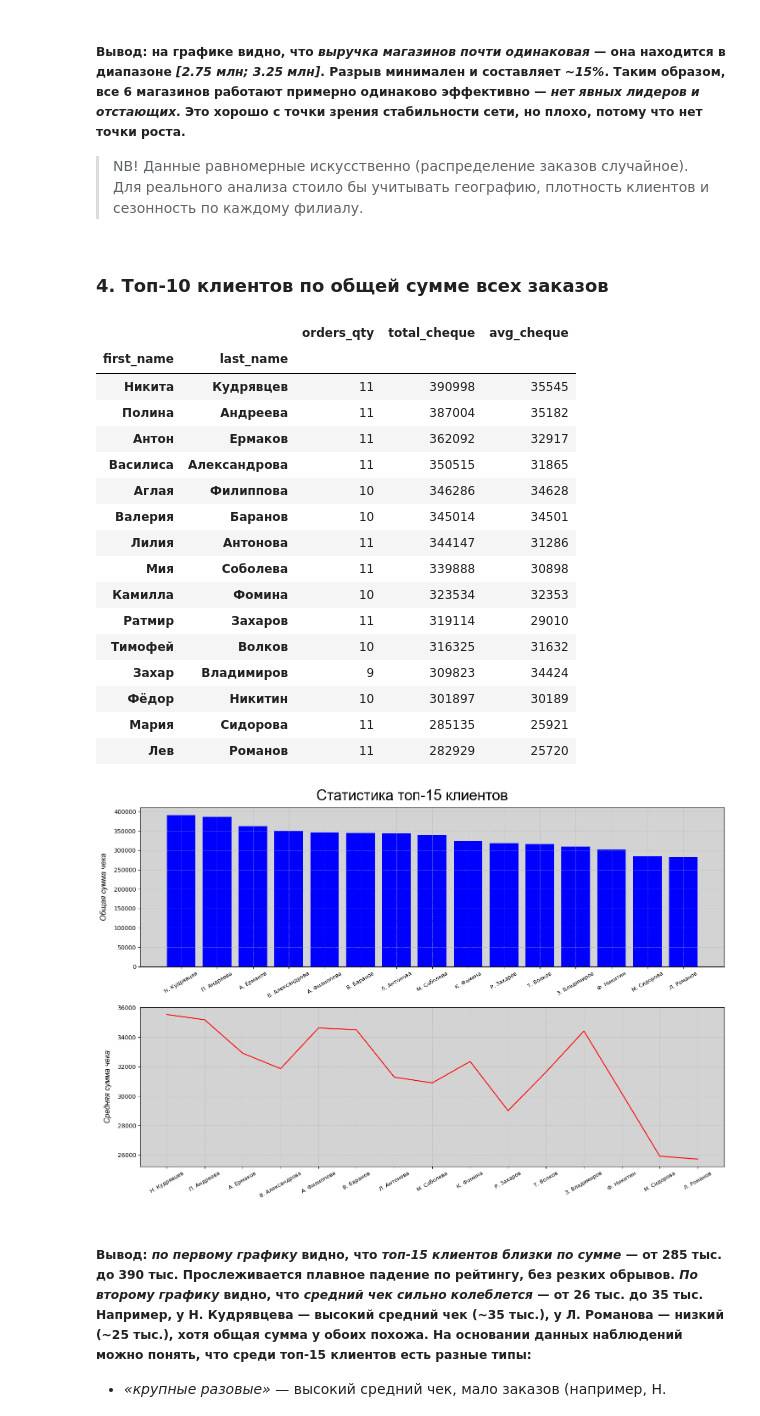
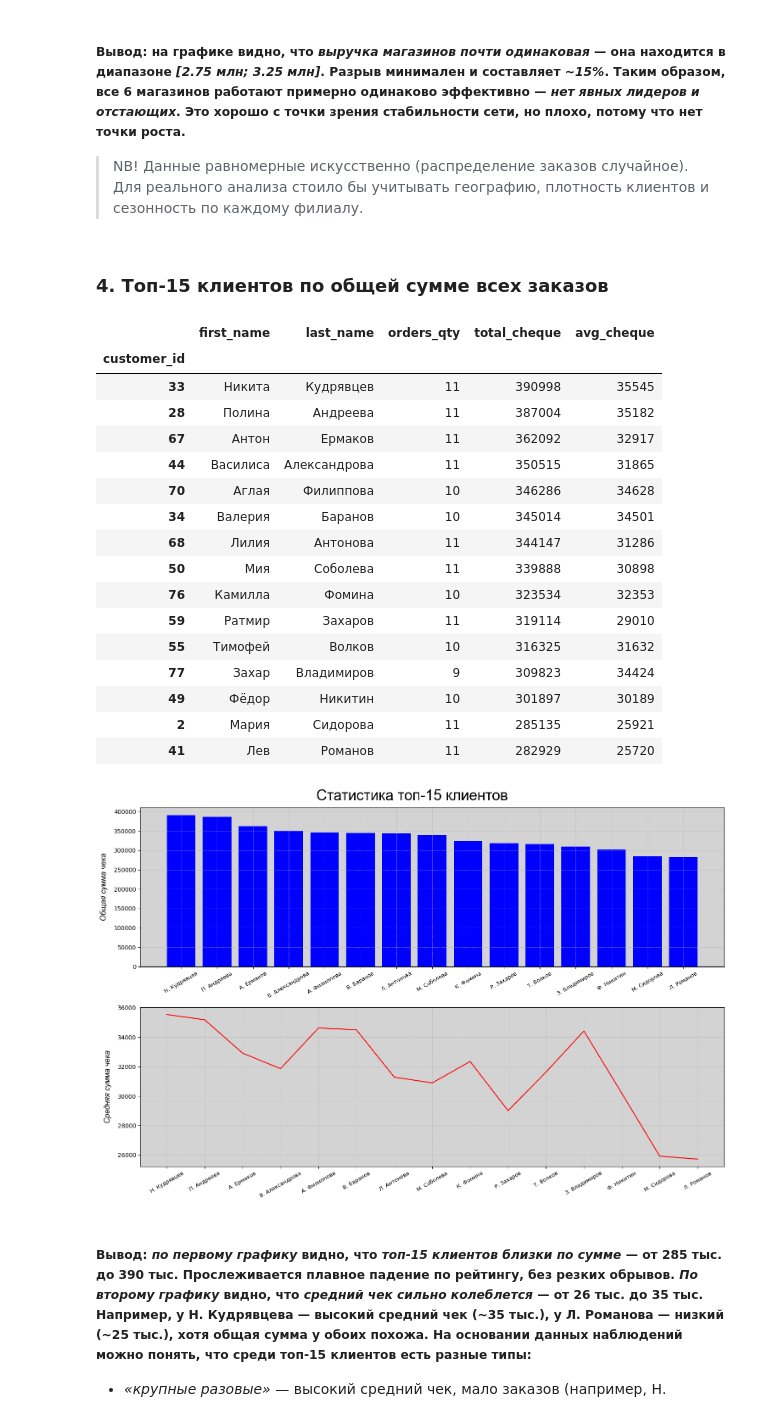
Before and after one commit to progen1tor/sentinel-analytics, a Jupyter notebook: analysis.ipynb, the cells around one changed output. Drawn from its saved outputs; the diff is of its cells as text; code cells hidden in the pictures.

Commit message:
Make some changes in client stats (section 4) in order to complete RFM-analysis

```diff
--- a/analysis.ipynb
+++ b/analysis.ipynb
@@ -151,11 +150,11 @@ plt.tight_layout()
 ##### **Вывод:** на графике видно, что *выручка магазинов почти одинаковая* — она находится в диапазоне *[2.75 млн; 3.25 млн]*. Разрыв минимален и составляет *~15%*. Таким образом, все 6 магазинов работают примерно одинаково эффективно — *нет явных лидеров и отстающих*. Это хорошо с точки зрения стабильности сети, но плохо, потому что нет точки роста.
 > NB! Данные равномерные искусственно (распределение заказов случайное). Для реального анализа стоило бы учитывать географию, плотность клиентов и сезонность по каждому филиалу.
 # %% [markdown]
-### 4. Топ-10 клиентов по общей сумме всех заказов
+### 4. Топ-15 клиентов по общей сумме всех заказов
 # %%
 client_stats = pd.read_sql_query('''
 SELECT
-	c.first_name, c.last_name,
+	c.customer_id, c.first_name, c.last_name,
 	COUNT(DISTINCT o.order_id) orders_qty,
 	SUM(p.price * oi.quantity) total_cheque,
 	SUM(p.price * oi.quantity) / COUNT(DISTINCT o.order_id) avg_cheque
@@ -167,52 +166,52 @@ GROUP BY c.customer_id, c.first_name, c.last_name
 ORDER BY total_cheque DESC, orders_qty DESC
 LIMIT 15;
 ''', conn)
 
-client_stats = client_stats.set_index(['first_name', 'last_name'])
+client_stats = client_stats.set_index('customer_id')
 display(client_stats)
 
 
 fig, ax = plt.subplots(2, figsize=(15, 10))
 
-xlabels = [f'{fn[0]}. {ln}' for fn, ln in zip(client_stats.index.get_level_values(0), client_stats.index.get_level_values(1))]
+xlabels = [f'{fn[0]}. {ln}' for fn, ln in zip(client_stats.first_name, client_stats.last_name)]
 
 ax[0].bar(
 	x=xlabels, height=client_stats.total_cheque,
 	color='blue'
 )
 
 ax[1].plot(
 	xlabels, client_stats.avg_cheque,
 	color='red'
 )
 
 for subax in ax:
 	subax.set_xticks(range(len(xlabels)))
 	subax.set_xticklabels(xlabels, rotation=30, fontsize=9)
 
 plt.suptitle('Статистика топ-15 клиентов', **FPARAMS, y=.98, fontsize=25)
 ax[0].set_ylabel('Общая сумма чека', **YLABELFPARAMS)
 ax[1].set_ylabel('Средняя сумма чека', **YLABELFPARAMS)
 
 plt.tight_layout()
 # %% [output]
-|  |  | orders_qty | total_cheque | avg_cheque |
-| first_name | last_name |  |  |  |
-| Никита | Кудрявцев | 11 | 390998 | 35545 |
-| Полина | Андреева | 11 | 387004 | 35182 |
-| Антон | Ермаков | 11 | 362092 | 32917 |
-| Василиса | Александрова | 11 | 350515 | 31865 |
-| Аглая | Филиппова | 10 | 346286 | 34628 |
-| Валерия | Баранов | 10 | 345014 | 34501 |
-| Лилия | Антонова | 11 | 344147 | 31286 |
-| Мия | Соболева | 11 | 339888 | 30898 |
-| Камилла | Фомина | 10 | 323534 | 32353 |
-| Ратмир | Захаров | 11 | 319114 | 29010 |
-| Тимофей | Волков | 10 | 316325 | 31632 |
-| Захар | Владимиров | 9 | 309823 | 34424 |
-| Фёдор | Никитин | 10 | 301897 | 30189 |
-| Мария | Сидорова | 11 | 285135 | 25921 |
-| Лев | Романов | 11 | 282929 | 25720 |
+|  | first_name | last_name | orders_qty | total_cheque | avg_cheque |
+| customer_id |  |  |  |  |  |
+| 33 | Никита | Кудрявцев | 11 | 390998 | 35545 |
+| 28 | Полина | Андреева | 11 | 387004 | 35182 |
+| 67 | Антон | Ермаков | 11 | 362092 | 32917 |
+| 44 | Василиса | Александрова | 11 | 350515 | 31865 |
+| 70 | Аглая | Филиппова | 10 | 346286 | 34628 |
+| 34 | Валерия | Баранов | 10 | 345014 | 34501 |
+| 68 | Лилия | Антонова | 11 | 344147 | 31286 |
+| 50 | Мия | Соболева | 11 | 339888 | 30898 |
+| 76 | Камилла | Фомина | 10 | 323534 | 32353 |
+| 59 | Ратмир | Захаров | 11 | 319114 | 29010 |
+| 55 | Тимофей | Волков | 10 | 316325 | 31632 |
+| 77 | Захар | Владимиров | 9 | 309823 | 34424 |
+| 49 | Фёдор | Никитин | 10 | 301897 | 30189 |
+| 2 | Мария | Сидорова | 11 | 285135 | 25921 |
+| 41 | Лев | Романов | 11 | 282929 | 25720 |
 [figure]
 # %% [markdown]
 ##### **Вывод:** *по первому графику* видно, что *топ-15 клиентов близки по сумме* — от 285 тыс. до 390 тыс. Прослеживается плавное падение по рейтингу, без резких обрывов. *По второму графику* видно, что *средний чек сильно колеблется* — от 26 тыс. до 35 тыс. Например, у Н. Кудрявцева — высокий средний чек (~35 тыс.), у Л. Романова — низкий (~25 тыс.), хотя общая сумма у обоих похожа. На основании данных наблюдений можно понять, что среди топ-15 клиентов есть **разные типы:**
```
Also changed, not shown: parts of 4 cells of this notebook.
